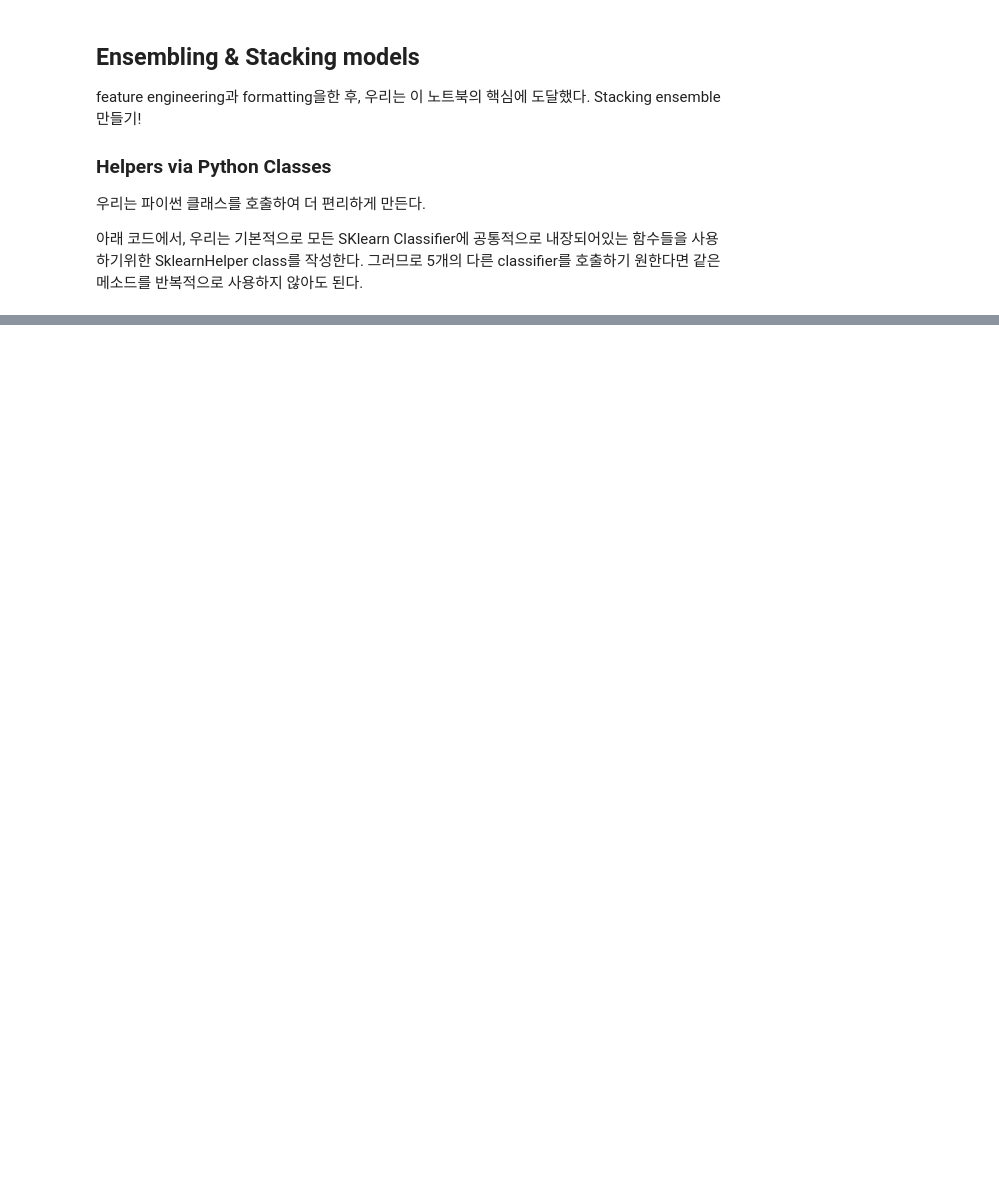
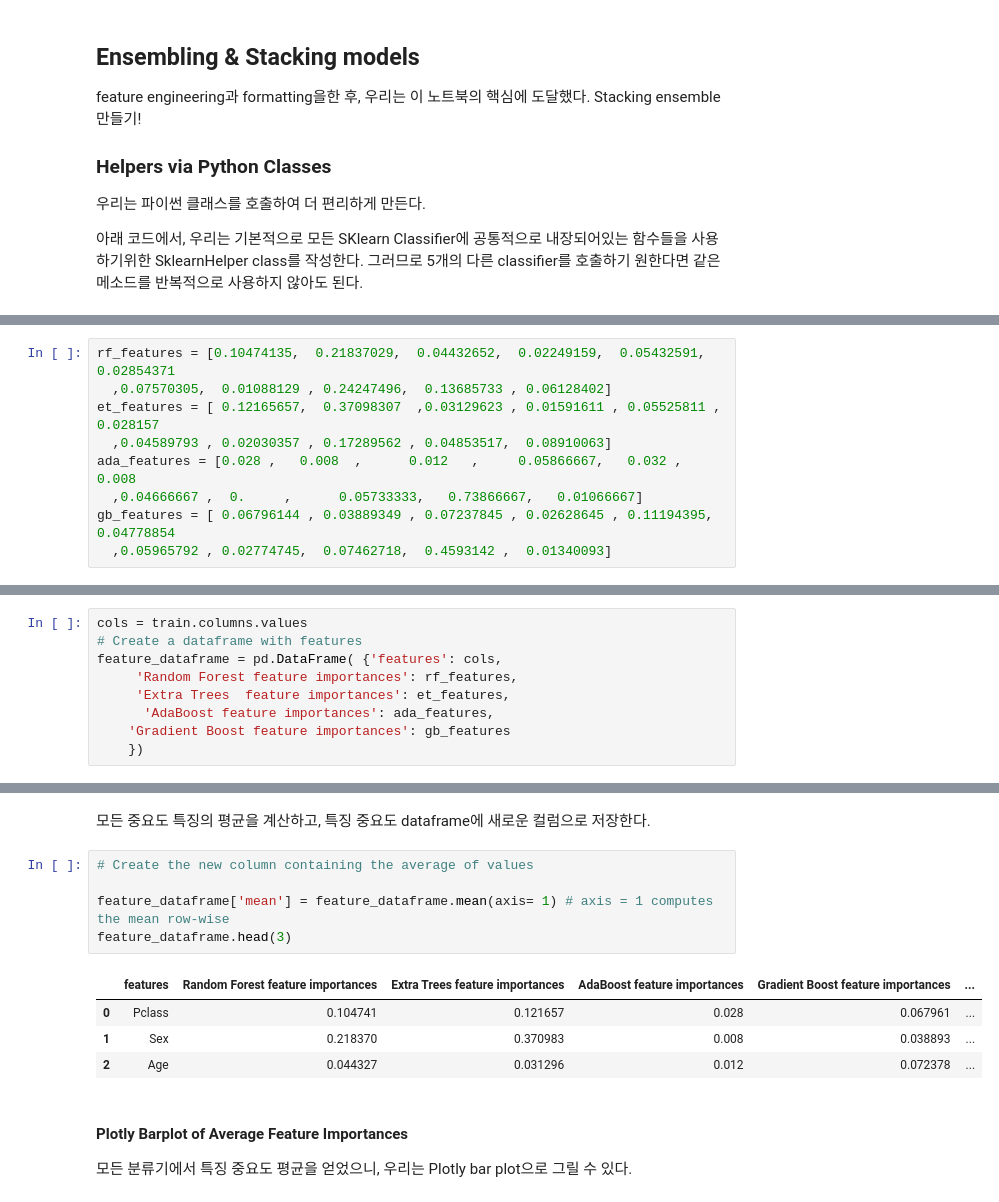
Before and after one commit to jsm9720/kaggle-study, a Jupyter notebook: Titanic/Titanic.ipynb, the cells around one changed output, grey strips where cells are left out. Saved outputs shown, nothing was run; the diff lists cells and outputs as text; blank space fills up the shorter version.

```diff
--- a/Titanic/Titanic.ipynb
+++ b/Titanic/Titanic.ipynb
@@ -216,0 +350,9 @@ class SklearnHelper(object):
+# %%
+rf_features = [0.10474135,  0.21837029,  0.04432652,  0.02249159,  0.05432591,  0.02854371
+  ,0.07570305,  0.01088129 , 0.24247496,  0.13685733 , 0.06128402]
+et_features = [ 0.12165657,  0.37098307  ,0.03129623 , 0.01591611 , 0.05525811 , 0.028157
+  ,0.04589793 , 0.02030357 , 0.17289562 , 0.04853517,  0.08910063]
+ada_features = [0.028 ,   0.008  ,      0.012   ,     0.05866667,   0.032 ,       0.008
+  ,0.04666667 ,  0.     ,      0.05733333,   0.73866667,   0.01066667]
+gb_features = [ 0.06796144 , 0.03889349 , 0.07237845 , 0.02628645 , 0.11194395,  0.04778854
+  ,0.05965792 , 0.02774745,  0.07462718,  0.4593142 ,  0.01340093]
@@ -216,0 +361,9 @@ class SklearnHelper(object):
+# %%
+cols = train.columns.values
+# Create a dataframe with features
+feature_dataframe = pd.DataFrame( {'features': cols,
+     'Random Forest feature importances': rf_features,
+     'Extra Trees  feature importances': et_features,
+      'AdaBoost feature importances': ada_features,
+    'Gradient Boost feature importances': gb_features
+    })
@@ -216,0 +534,15 @@ class SklearnHelper(object):
+# %% [markdown]
+모든 중요도 특징의 평균을 계산하고, 특징 중요도 dataframe에 새로운 컬럼으로 저장한다.
+# %%
+# Create the new column containing the average of values
+
+feature_dataframe['mean'] = feature_dataframe.mean(axis= 1) # axis = 1 computes the mean row-wise
+feature_dataframe.head(3)
+# %% [output]
+|  | features | Random Forest feature importances | Extra Trees feature importances | AdaBoost feature importances | Gradient Boost feature importances | ... |
+| 0 | Pclass | 0.104741 | 0.121657 | 0.028 | 0.067961 | ... |
+| 1 | Sex | 0.218370 | 0.370983 | 0.008 | 0.038893 | ... |
+| 2 | Age | 0.044327 | 0.031296 | 0.012 | 0.072378 | ... |
+# %% [markdown]
+#### Plotly Barplot of Average Feature Importances
+모든 분류기에서 특징 중요도 평균을 얻었으니, 우리는 Plotly bar plot으로 그릴 수 있다.
```
Also changed, not shown: parts of 30 cells of this notebook, 1 other file.
